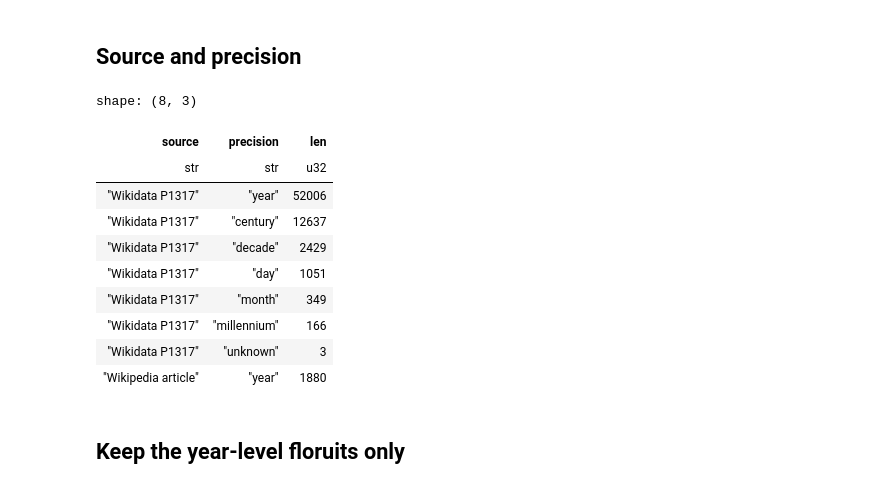
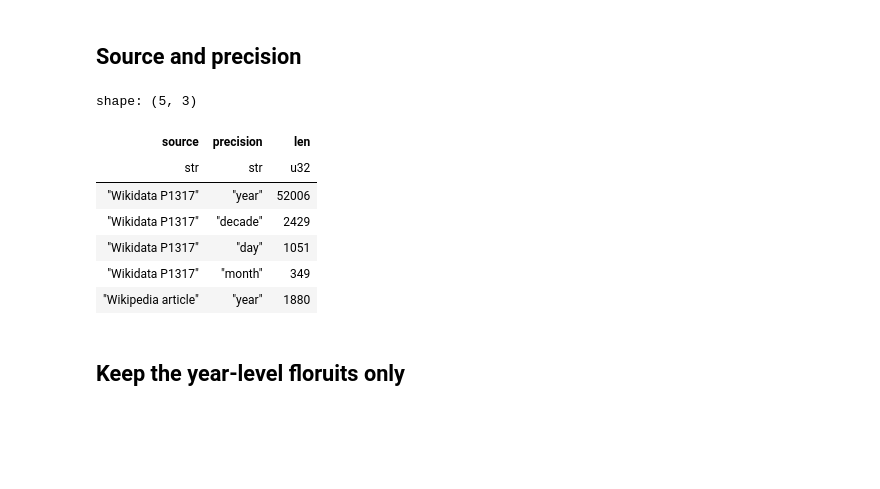
Before and after one commit to charlesdedampierre/cultura_database, a Jupyter notebook: notebooks/14_floruit_field.ipynb, the cells around one changed output. Drawn from its saved outputs; the diff is of its cells as text; code cells hidden in the pictures; blank space fills up the shorter version.

```diff
--- a/notebooks/14_floruit_field.ipynb
+++ b/notebooks/14_floruit_field.ipynb
@@ -92,18 +91,15 @@ print(f'{len(floruit):,} individuals with a floruit')
 # %% [markdown]
 ## Source and precision
 # %%
-floruit.group_by('source', 'precision').len().sort('source', 'len', descending=[False, True])
+floruit.filter(pl.col('precision').is_in(PRECISION_ORDER)).group_by('source', 'precision').len().sort('source', 'len', descending=[False, True])
 # %% [output]
-shape: (8, 3)
+shape: (5, 3)
 | source | precision | len |
 | str | str | u32 |
 | "Wikidata P1317" | "year" | 52006 |
-| "Wikidata P1317" | "century" | 12637 |
 | "Wikidata P1317" | "decade" | 2429 |
 | "Wikidata P1317" | "day" | 1051 |
 | "Wikidata P1317" | "month" | 349 |
-| "Wikidata P1317" | "millennium" | 166 |
-| "Wikidata P1317" | "unknown" | 3 |
 | "Wikipedia article" | "year" | 1880 |
 # %% [markdown]
 ## Keep the year-level floruits only
```
Also changed, not shown: parts of 3 cells of this notebook.
